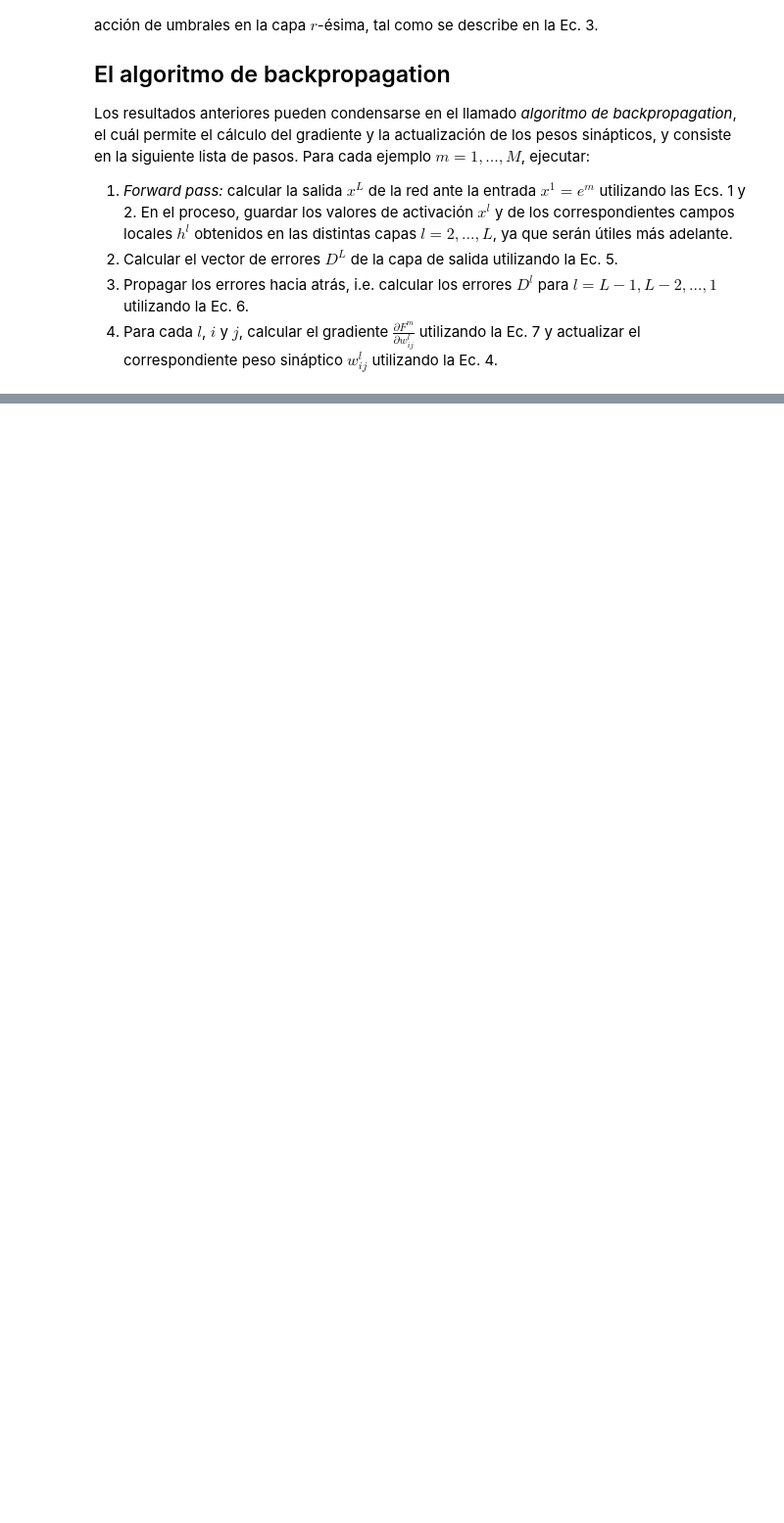
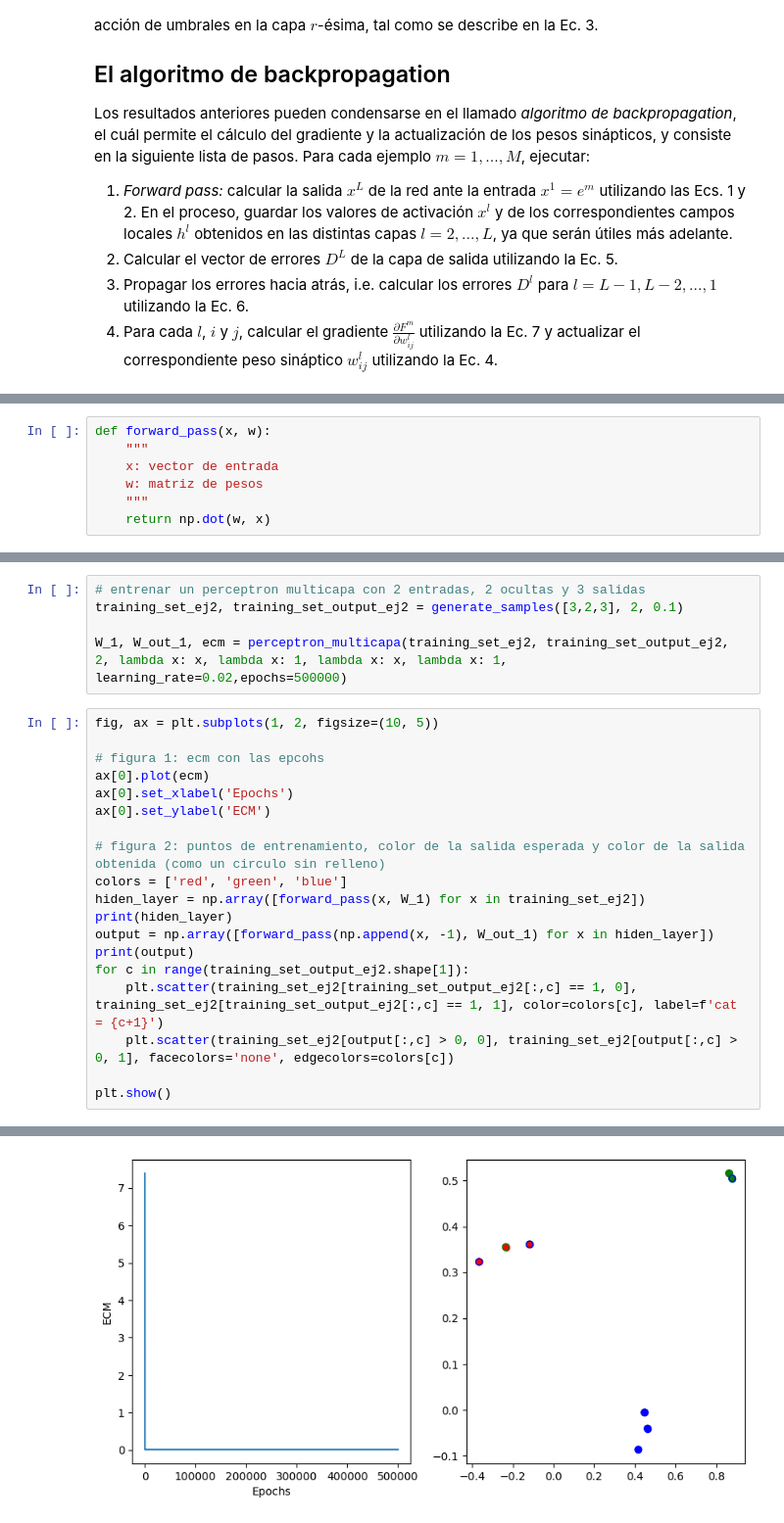
Before and after one commit to AdolfoBanchio/Redes-neuronales-2024, a Jupyter notebook: guias_ejercicios/redes_neuronales_2024_guia_10.ipynb, the cells around one changed output, grey strips where cells are left out. Shown: that part at 98% size. Saved outputs shown, nothing was run; the diff lists cells and outputs as text; blank space fills up the shorter version.

```diff
--- a/guias_ejercicios/redes_neuronales_2024_guia_10.ipynb
+++ b/guias_ejercicios/redes_neuronales_2024_guia_10.ipynb
@@ -328,0 +332,7 @@ print(relu(np.dot(W.T, inp)))
+# %%
+def forward_pass(x, w):
+    """
+    x: vector de entrada
+    w: matriz de pesos
+    """
+    return np.dot(w, x)
@@ -328,0 +398,25 @@ print(relu(np.dot(W.T, inp)))
+# %%
+# entrenar un perceptron multicapa con 2 entradas, 2 ocultas y 3 salidas
+training_set_ej2, training_set_output_ej2 = generate_samples([3,2,3], 2, 0.1)
+
+W_1, W_out_1, ecm = perceptron_multicapa(training_set_ej2, training_set_output_ej2, 2, lambda x: x, lambda x: 1, lambda x: x, lambda x: 1, learning_rate=0.02,epochs=500000)
+# %%
+fig, ax = plt.subplots(1, 2, figsize=(10, 5))
+
+# figura 1: ecm con las epcohs
+ax[0].plot(ecm)
+ax[0].set_xlabel('Epochs')
+ax[0].set_ylabel('ECM')
+
+# figura 2: puntos de entrenamiento, color de la salida esperada y color de la salida obtenida (como un circulo sin relleno)
+colors = ['red', 'green', 'blue']
+hiden_layer = np.array([forward_pass(x, W_1) for x in training_set_ej2])
+print(hiden_layer)
+output = np.array([forward_pass(np.append(x, -1), W_out_1) for x in hiden_layer])
+print(output)
+for c in range(training_set_output_ej2.shape[1]):
+    plt.scatter(training_set_ej2[training_set_output_ej2[:,c] == 1, 0], training_set_ej2[training_set_output_ej2[:,c] == 1, 1], color=colors[c], label=f'cat = {c+1}')
+    plt.scatter(training_set_ej2[output[:,c] > 0, 0], training_set_ej2[output[:,c] > 0, 1], facecolors='none', edgecolors=colors[c])
+
+plt.show()
+# %% [output]
@@ -328,0 +439 @@ print(relu(np.dot(W.T, inp)))
+[figure, added]
```
Also changed, not shown: parts of 12 cells of this notebook, 2 other files.
